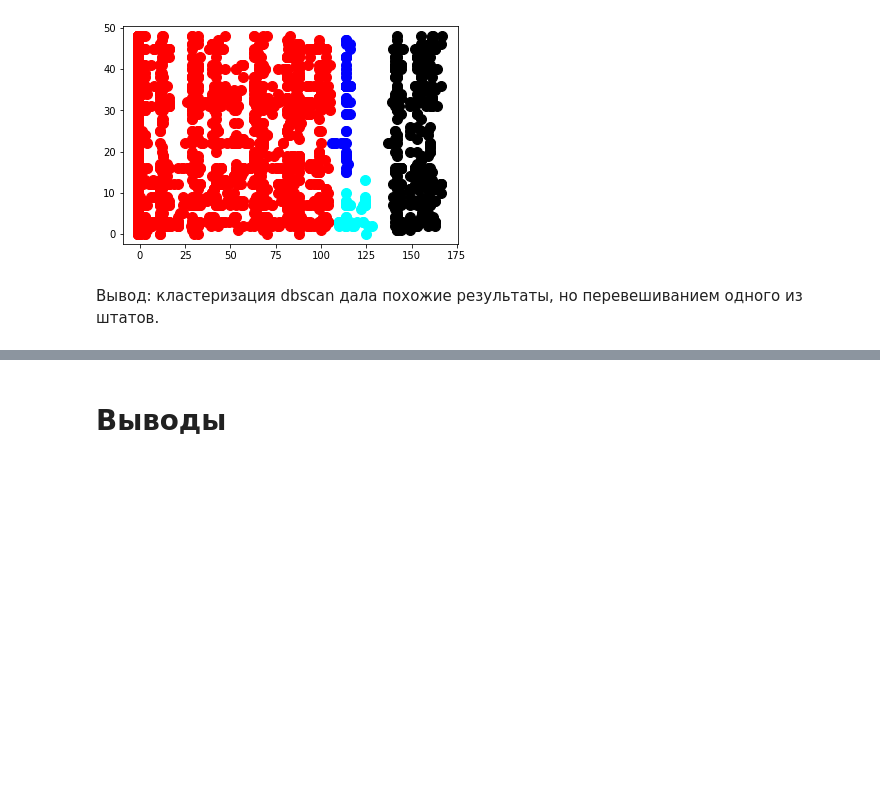
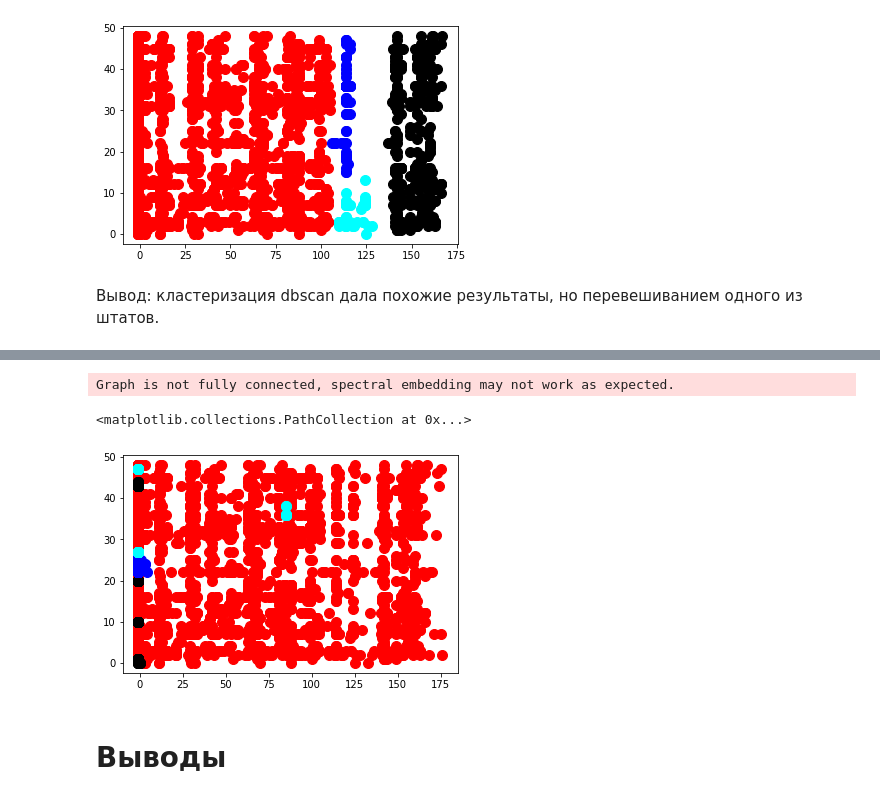
Before and after one commit to Liaisan829/hotel, a Jupyter notebook: data_analysis_project.ipynb, the cells around one changed output, grey strips where cells are left out. Cells and saved outputs as stored; diff of their text form; code cells hidden in the pictures; blank space fills up the shorter version.

```diff
--- a/data_analysis_project.ipynb
+++ b/data_analysis_project.ipynb
@@ -965,3 +979,20 @@ plt.scatter(cluster_ds[y_dbscan ==3,0], cluster_ds[y_dbscan == 3,1], s=100, c='c
+# %%
+spectral_params = {
+    "n_clusters": 3,
+    "affinity": 'nearest_neighbors',
+}
+spectral_model = SpectralClustering(**spectral_params)
+y_spectral = spectral_model.fit_predict(ds[columns])
+# %% [output]
+Graph is not fully connected, spectral embedding may not work as expected.
+# %%
+plt.scatter(cluster_ds[y_spectral ==0,0], cluster_ds[y_spectral == 0,1], s=100, c='red')
+plt.scatter(cluster_ds[y_spectral ==1,0], cluster_ds[y_spectral == 1,1], s=100, c='black')
+plt.scatter(cluster_ds[y_spectral ==2,0], cluster_ds[y_spectral == 2,1], s=100, c='blue')
+plt.scatter(cluster_ds[y_spectral ==3,0], cluster_ds[y_spectral == 3,1], s=100, c='cyan')
+# %% [output]
+<matplotlib.collections.PathCollection at 0x...>
+[figure, added]
 # %% [markdown]
 # Выводы
 # %% [markdown]
```
Also changed, not shown: parts of 3 cells of this notebook.
